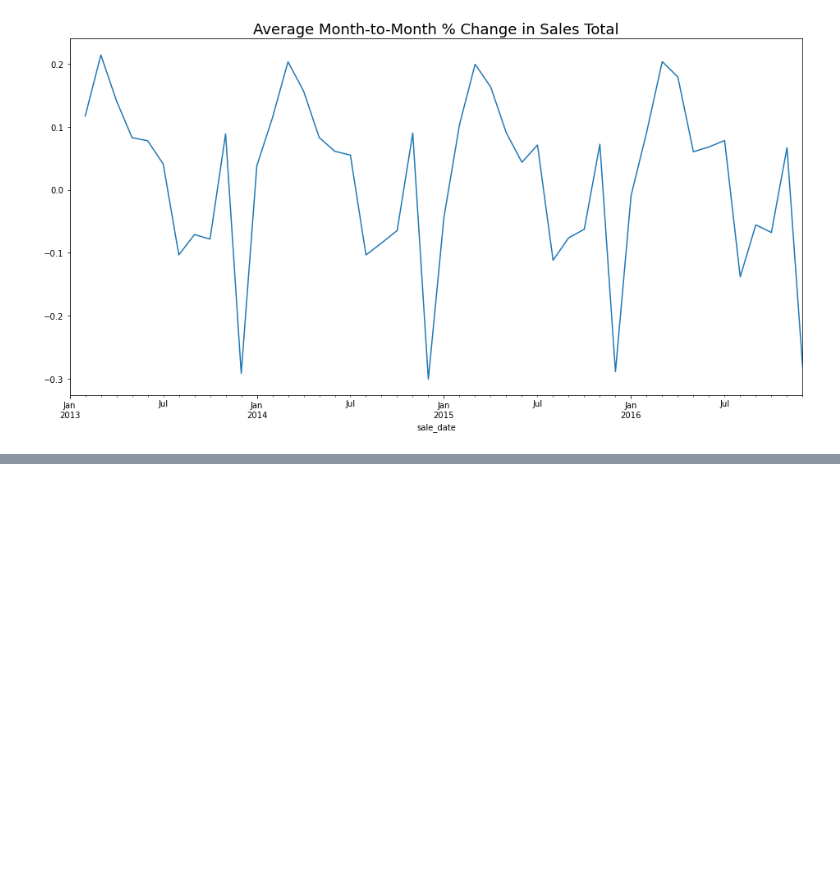
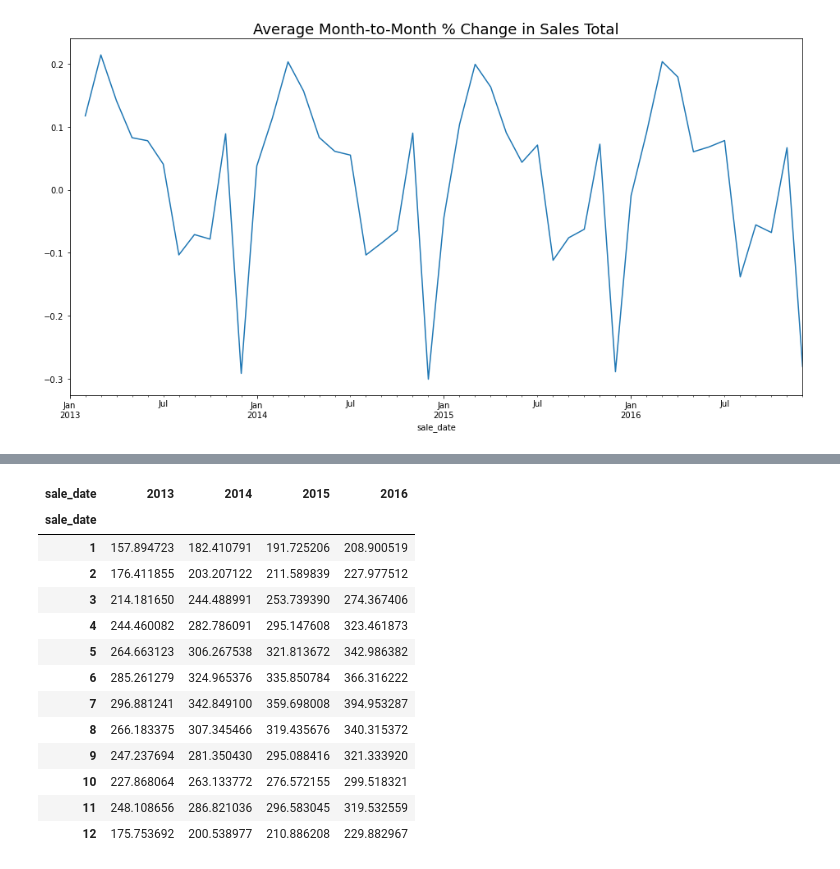
Before and after one commit to m3redithw/time-series-exercises, a Jupyter notebook: explore.ipynb, the cells around one changed output, grey strips where cells are left out. Saved outputs shown, nothing was run; the diff lists cells and outputs as text; code cells hidden in the pictures; blank space fills up the shorter version.

```diff
--- a/explore.ipynb
+++ b/explore.ipynb
@@ -305,0 +328,19 @@ plt.title('Average Month-to-Month % Change in Sales Total', fontsize = 18)
+# %%
+# unstack is similar to pivot_table and be used to break up multi-level indices.
+# In this case, we turn the 0 index level into columns
+y.groupby([y.index.year, y.index.month]).mean().unstack(0)
+# %% [output]
+| sale_date | 2013 | 2014 | 2015 | 2016 |
+| sale_date |  |  |  |  |
+| 1 | 157.894723 | 182.410791 | 191.725206 | 208.900519 |
+| 2 | 176.411855 | 203.207122 | 211.589839 | 227.977512 |
+| 3 | 214.181650 | 244.488991 | 253.739390 | 274.367406 |
+| 4 | 244.460082 | 282.786091 | 295.147608 | 323.461873 |
+| 5 | 264.663123 | 306.267538 | 321.813672 | 342.986382 |
+| 6 | 285.261279 | 324.965376 | 335.850784 | 366.316222 |
+| 7 | 296.881241 | 342.849100 | 359.698008 | 394.953287 |
+| 8 | 266.183375 | 307.345466 | 319.435676 | 340.315372 |
+| 9 | 247.237694 | 281.350430 | 295.088416 | 321.333920 |
+| 10 | 227.868064 | 263.133772 | 276.572155 | 299.518321 |
+| 11 | 248.108656 | 286.821036 | 296.583045 | 319.532559 |
+| 12 | 175.753692 | 200.538977 | 210.886208 | 229.882967 |
```
Also changed, not shown: parts of 7 cells of this notebook.
